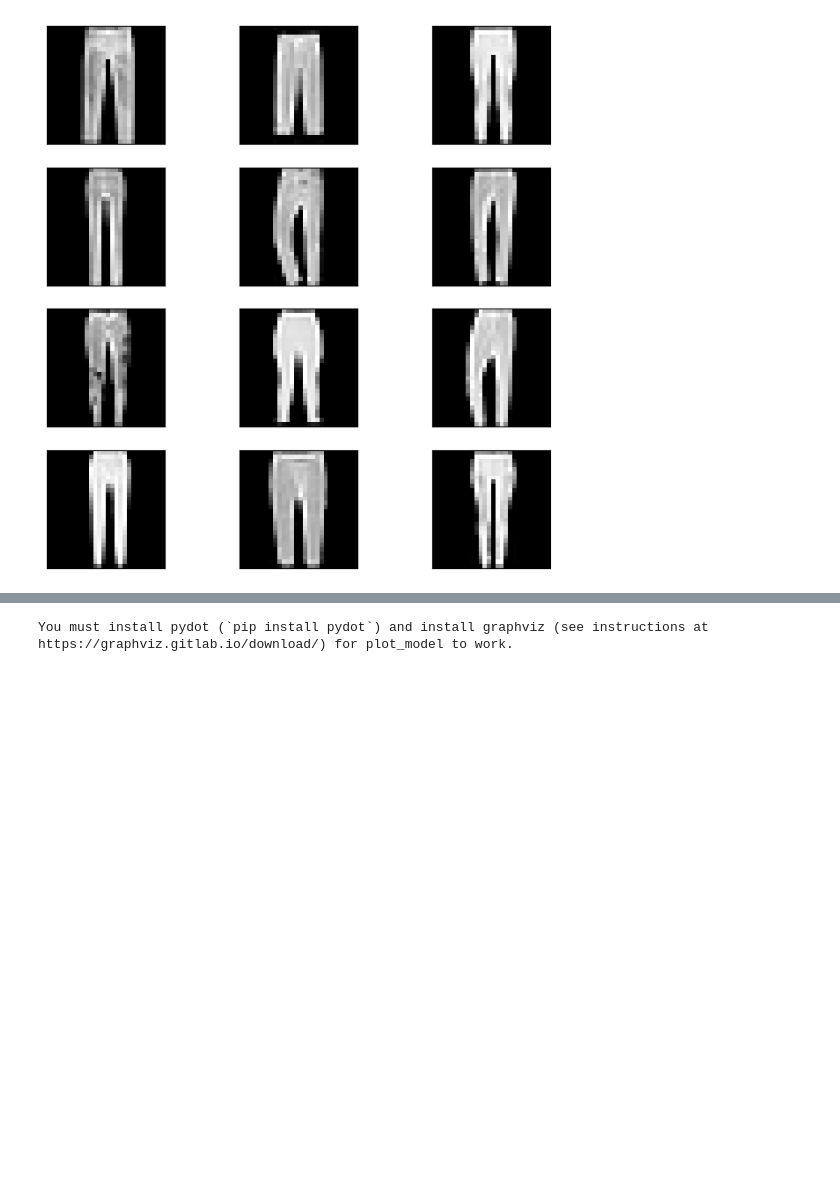
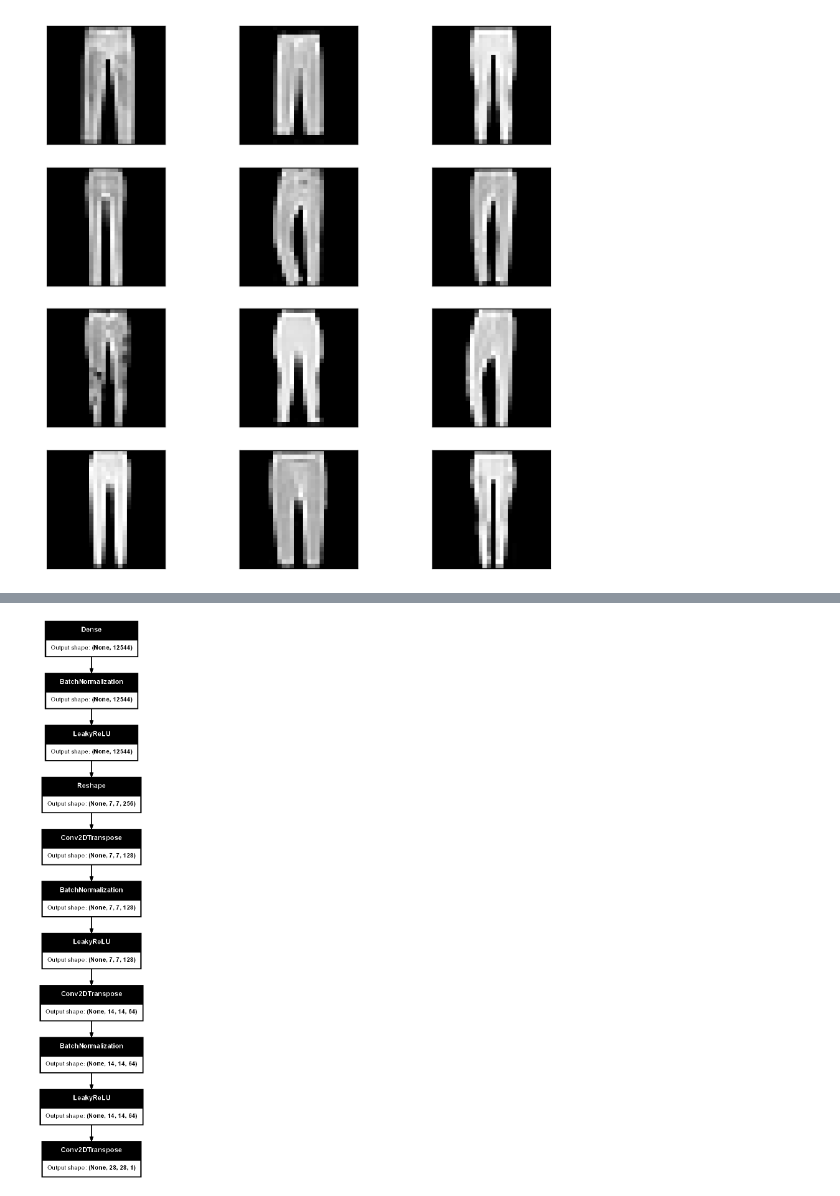
Before and after one commit to LilaReisAnalytics/GenAdvNet, a Jupyter notebook: hozana_lab4.ipynb, the cells around one changed output, grey strips where cells are left out. Drawn from its saved outputs; the diff is of its cells as text; code cells hidden in the pictures; blank space fills up the shorter version.

```diff
--- a/hozana_lab4.ipynb
+++ b/hozana_lab4.ipynb
@@ -106,7 +151,5 @@ _________________________________________________________________
 # %%
-from tensorflow.keras.utils import plot_model
-
 # Generate a diagram illustrating the structure of the neural network model
-plot_model(generator_model_hozana, to_file='generator_model_diagram.png', show_shapes=True, expand_nested=True)
+plot_model(generator_model_hozana, to_file='generator_model_diagram.png', show_shapes=True, expand_nested=True,  dpi=100)
 # %% [output]
-You must install pydot (`pip install pydot`) and install graphviz (see instructions at https://graphviz.gitlab.io/download/) for plot_model to work.
+[figure, added]
```
Also changed, not shown: parts of 22 cells of this notebook, 4 other files.
